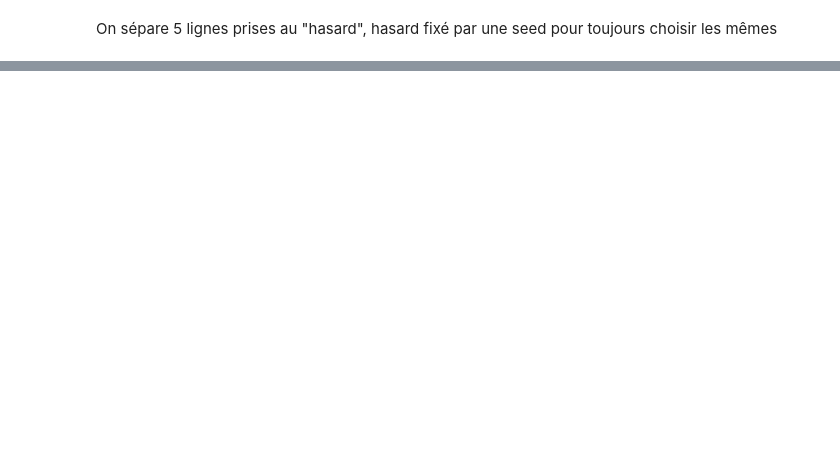
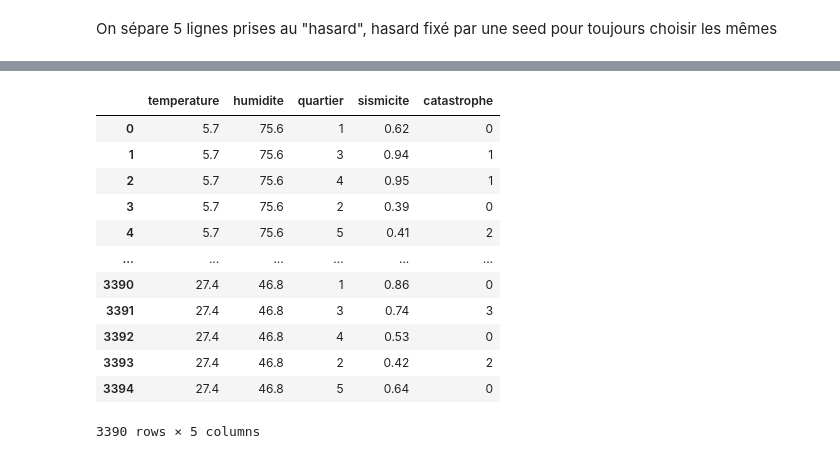
Before and after one commit to JeanRoelensYnov/Hackaton_24_25, a Jupyter notebook: Hackathon.ipynb, the cells around one changed output, grey strips where cells are left out. Drawn from its saved outputs; the diff is of its cells as text; code cells hidden in the pictures; blank space fills up the shorter version.

```diff
--- a/Hackathon.ipynb
+++ b/Hackathon.ipynb
@@ -654,0 +475,2 @@ Again 1 out of 5, in both situation we're a bit surprised because our accuracy i
+# %%
+data = get_data(output_file)
@@ -654,0 +495,23 @@ Again 1 out of 5, in both situation we're a bit surprised because our accuracy i
+# %%
+# Step 1 add column 'Event' which sum 'seisme' and 'innondation'
+features_to_drop = ['Unnamed: 0', 'date', 'force_moyenne_du_vecteur_de_vent','force_du_vecteur_de_vent_max','pluie_intensite_max','concentration_gaz','pluie_totale']
+data = data.drop(columns=features_to_drop)
+
+validation_data = data.sample(n=5,random_state=42)  # Extract validation data
+data = data.drop(validation_data.index)  # Drop it from dataset
+
+data
+# %% [output]
+|  | temperature | humidite | quartier | sismicite | catastrophe |
+| 0 | 5.7 | 75.6 | 1 | 0.62 | 0 |
+| 1 | 5.7 | 75.6 | 3 | 0.94 | 1 |
+| 2 | 5.7 | 75.6 | 4 | 0.95 | 1 |
+| 3 | 5.7 | 75.6 | 2 | 0.39 | 0 |
+| 4 | 5.7 | 75.6 | 5 | 0.41 | 2 |
+| ... | ... | ... | ... | ... | ... |
+| 3390 | 27.4 | 46.8 | 1 | 0.86 | 0 |
+| 3391 | 27.4 | 46.8 | 3 | 0.74 | 3 |
+| 3392 | 27.4 | 46.8 | 4 | 0.53 | 0 |
+| 3393 | 27.4 | 46.8 | 2 | 0.42 | 2 |
+| 3394 | 27.4 | 46.8 | 5 | 0.64 | 0 |
+3390 rows × 5 columns
```
Also changed, not shown: parts of 74 cells of this notebook, 1 other file.
